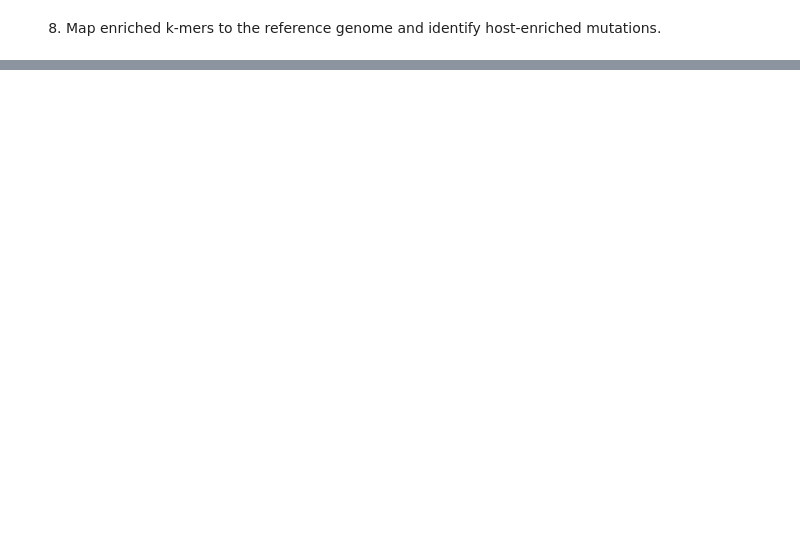
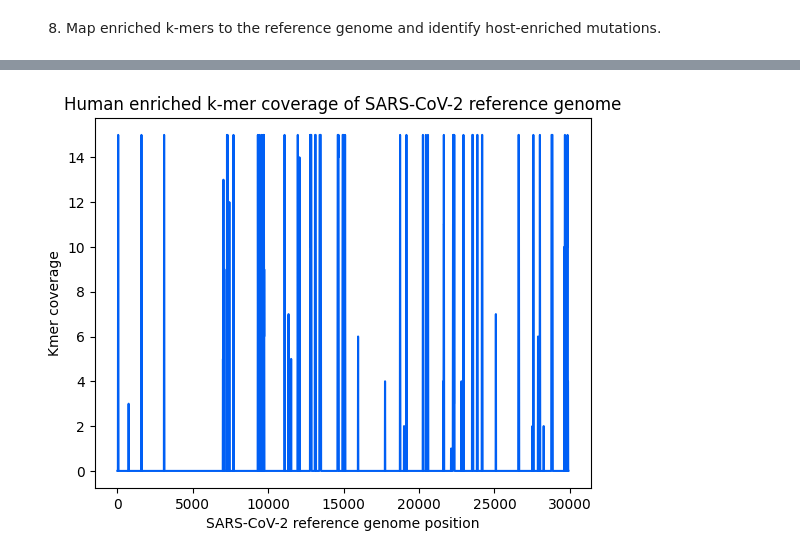
Before and after one commit to wis-janusz/PORT-EK2, a Jupyter notebook: notebooks/deer_analysis.ipynb, the cells around one changed output, grey strips where cells are left out. Cells and saved outputs as stored; diff of their text form; code cells hidden in the pictures; blank space fills up the shorter version.

Commit message:
finished deer analysis

```diff
--- a/notebooks/deer_analysis.ipynb
+++ b/notebooks/deer_analysis.ipynb
@@ -403,0 +762,13 @@ counts_for_classifier.to_csv("output/deer/15mer_counts_for_classifier.csv")
+# %%
+fig, ax = plt.subplots()
+ax.set_title("Human enriched k-mer coverage of SARS-CoV-2 reference genome")
+ax.set_xlabel("SARS-CoV-2 reference genome position")
+ax.set_ylabel("Kmer coverage")
+sns.lineplot(
+    x=kmer_coverage.index, y=kmer_coverage["n_human_enriched"], color="#005ff5"
+)
+plt.show()
+
+# plt.savefig("../output/deer/enr_human_kmer_ref_coverage.svg", dpi = 600, format = "svg")
+# %% [output]
+[figure, added]
```
Also changed, not shown: parts of 20 cells of this notebook.
